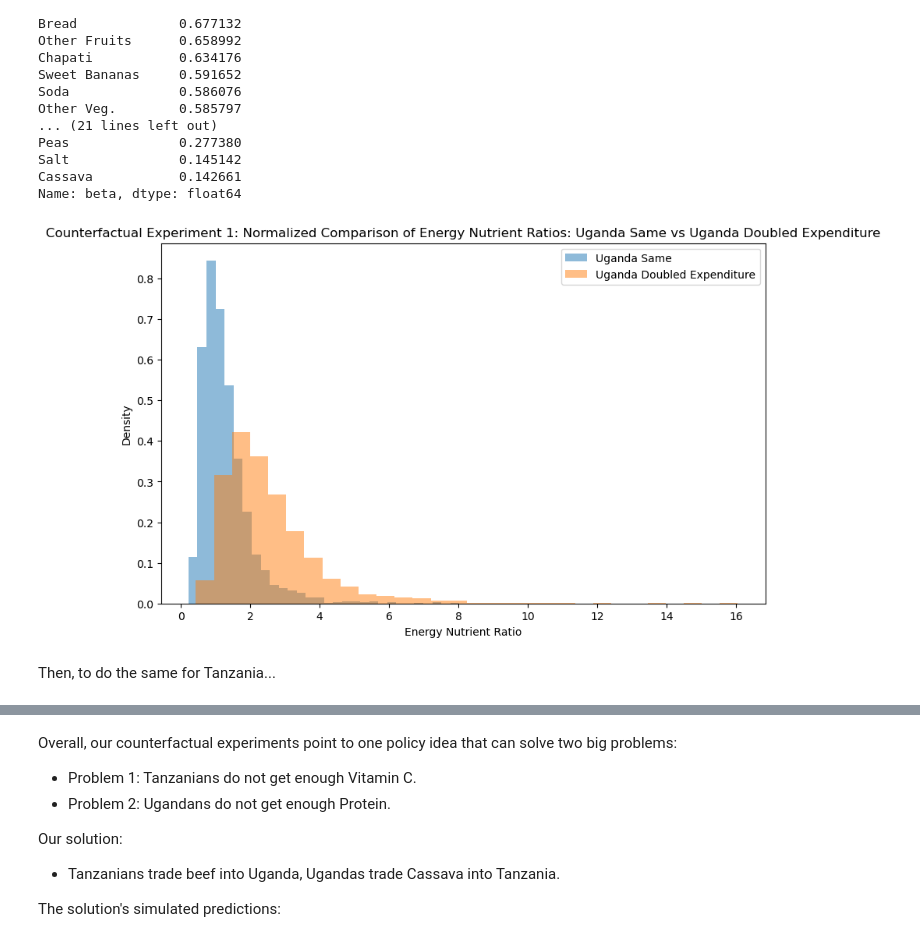
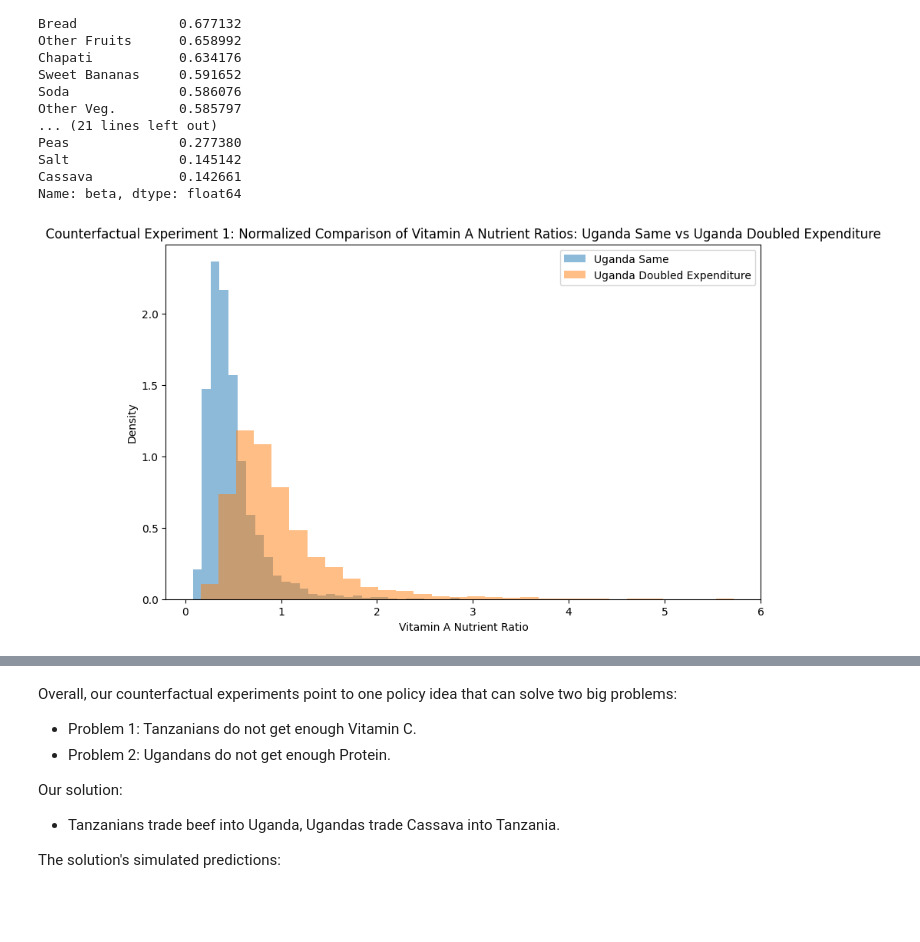
Before and after one commit to chrisgnicholas/team_Luther_Tweetan, a Jupyter notebook: hacked_419.ipynb, the cells around one changed output, grey strips where cells are left out. Cells and saved outputs as stored; diff of their text form; code cells hidden in the pictures; blank space fills up the shorter version.

```diff
--- a/hacked_419.ipynb
+++ b/hacked_419.ipynb
@@ -585,37 +408,36 @@ xhat = result_uganda_doubled.predicted_expenditures()
 qhat = (xhat.unstack('j')/p_uganda).dropna(how='all')
 
 qhat = qhat.loc[:,qhat.count()>0]
 
 use = fct_uganda.index.intersection(qhat.columns)
 
 nutrients = qhat[use]@fct_uganda.loc[use,:]
 nutrients.mean()
 
 z = z_uganda[rdi_uganda.columns.tolist()]
 
 hh_rdi = z@rdi_uganda.T
 
 hh_rwi = hh_rdi*7
 
 use_nutrients = nutrients.columns.intersection(hh_rwi.columns)
 
 nutrient_ratio_uganda_doubled = (nutrients[use_nutrients]/hh_rwi[use_nutrients]).dropna()
 
 plt.figure(figsize=(10, 6))
 
 # Plotting the normalized histogram for Uganda's energy nutrient ratio
-plt.hist(nutrient_ratio_uganda['Protein'], bins=30, alpha=0.5, label='Uganda Same', density=True)
+plt.hist(nutrient_ratio_uganda['Vitamin A'], bins=30, alpha=0.5, label='Uganda Same', density=True)
 
 # Plotting the normalized histogram for Tanzania's energy nutrient ratio
-plt.hist(nutrient_ratio_uganda_doubled['Protein'], bins=30, alpha=0.5, label='Uganda Doubled Expenditure', density=True)
+plt.hist(nutrient_ratio_uganda_doubled['Vitamin A'], bins=30, alpha=0.5, label='Uganda Doubled Expenditure', density=True)
 
-plt.title('Counterfactual Experiment 1: Normalized Comparison of Energy Nutrient Ratios: Uganda Same vs Uganda Doubled Expenditure')
-plt.xlabel('Energy Nutrient Ratio')
+
+plt.title('Counterfactual Experiment 1: Normalized Comparison of Vitamin A Nutrient Ratios: Uganda Same vs Uganda Doubled Expenditure')
+plt.xlabel('Vitamin A Nutrient Ratio')
 plt.ylabel('Density')  # Adjusting label to 'Density' for clarity
 plt.legend(loc='upper right')
 
 plt.show()
 # %% [output]
-[figure, old version]
+[figure, new version]
-# %% [markdown]
-Then, to do the same for Tanzania...
```
Also changed, not shown: parts of 22 cells of this notebook.
